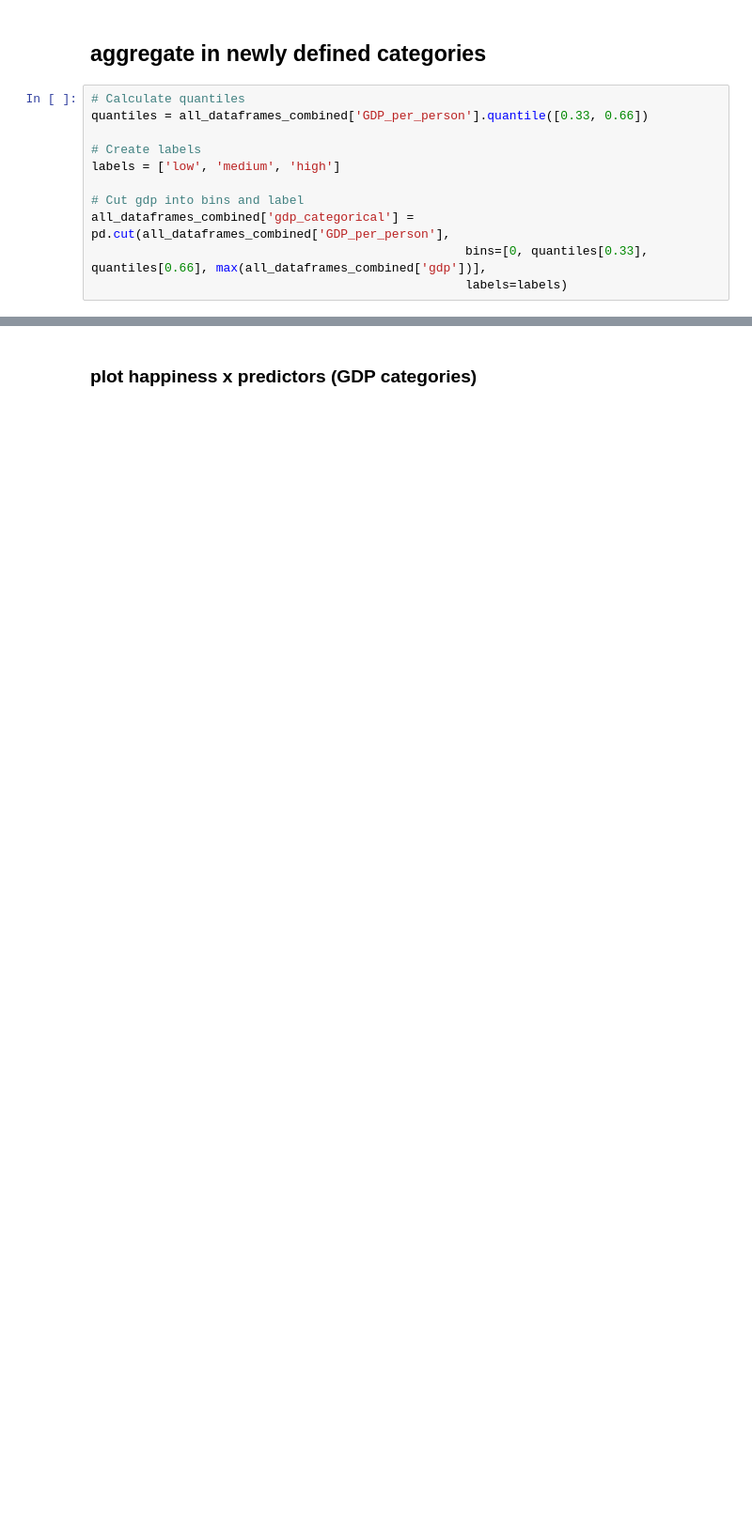
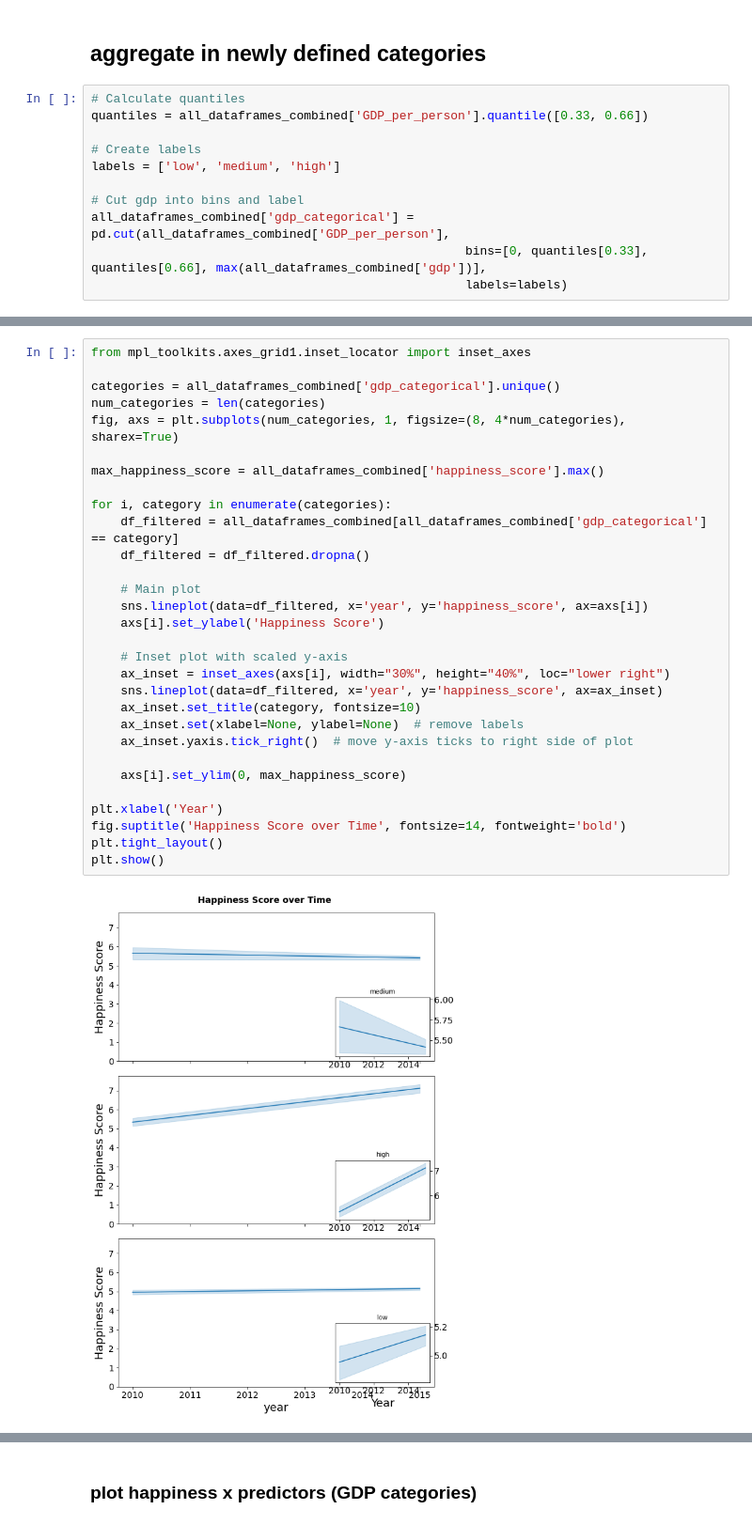
Before and after one commit to Dariokula/VisualizationProj23, a Jupyter notebook: all_datsets_26_08_Dario.ipynb, the cells around one changed output, grey strips where cells are left out. Shown at 94% size. Cells and saved outputs as stored; diff of their text form; blank space fills up the shorter version.

```diff
--- a/all_datsets_26_08_Dario.ipynb
+++ b/all_datsets_26_08_Dario.ipynb
@@ -934,0 +937,32 @@ all_dataframes_combined['gdp_categorical'] = pd.cut(all_dataframes_combined['GDP
+# %%
+from mpl_toolkits.axes_grid1.inset_locator import inset_axes
+
+categories = all_dataframes_combined['gdp_categorical'].unique()
+num_categories = len(categories)
+fig, axs = plt.subplots(num_categories, 1, figsize=(8, 4*num_categories), sharex=True)
+
+max_happiness_score = all_dataframes_combined['happiness_score'].max()
+
+for i, category in enumerate(categories):
+    df_filtered = all_dataframes_combined[all_dataframes_combined['gdp_categorical'] == category]
+    df_filtered = df_filtered.dropna()
+
+    # Main plot
+    sns.lineplot(data=df_filtered, x='year', y='happiness_score', ax=axs[i])
+    axs[i].set_ylabel('Happiness Score')
+
+    # Inset plot with scaled y-axis
+    ax_inset = inset_axes(axs[i], width="30%", height="40%", loc="lower right")
+    sns.lineplot(data=df_filtered, x='year', y='happiness_score', ax=ax_inset)
+    ax_inset.set_title(category, fontsize=10)
+    ax_inset.set(xlabel=None, ylabel=None)  # remove labels
+    ax_inset.yaxis.tick_right()  # move y-axis ticks to right side of plot
+
+    axs[i].set_ylim(0, max_happiness_score)
+
+plt.xlabel('Year')
+fig.suptitle('Happiness Score over Time', fontsize=14, fontweight='bold')
+plt.tight_layout()
+plt.show()
+# %% [output]
+[figure, added]
```
Also changed, not shown: parts of 6 cells of this notebook.
